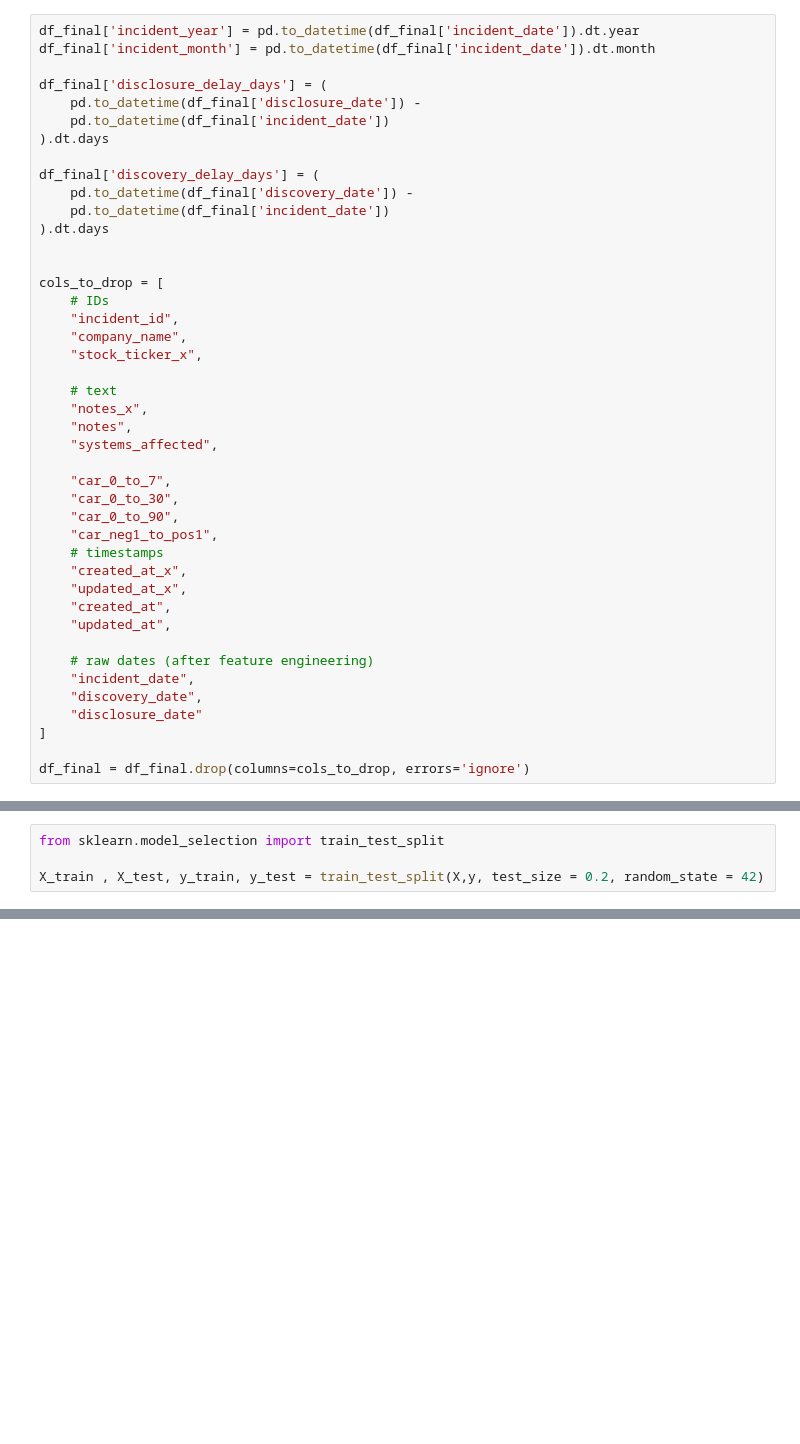
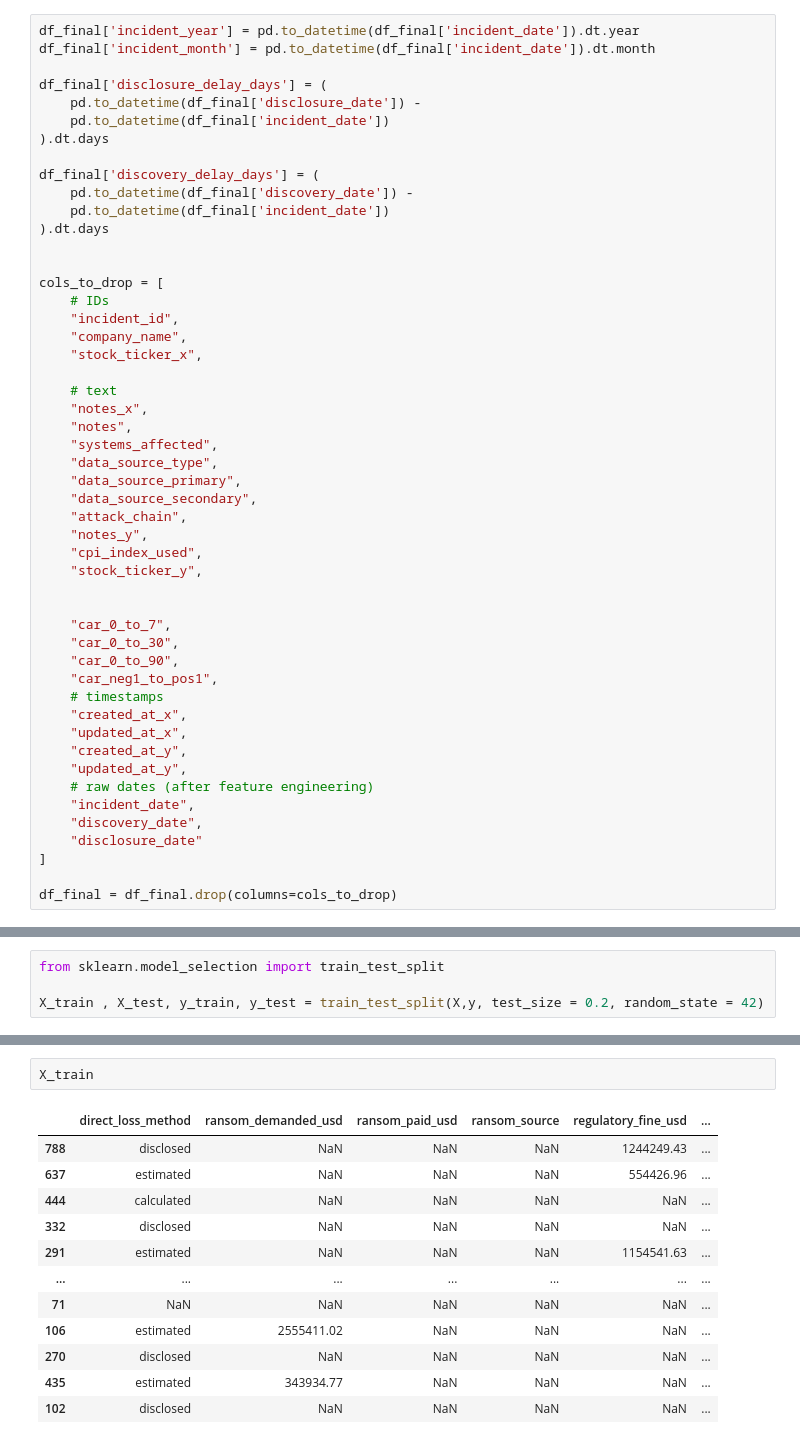
Before and after one commit to subhan0rizwan/cyber-loss-KNN, a Jupyter notebook: KNN - Cyber.ipynb, the cells around one changed output, grey strips where cells are left out. Drawn from its saved outputs; the diff is of its cells as text; blank space fills up the shorter version.

```diff
--- a/KNN - Cyber.ipynb
+++ b/KNN - Cyber.ipynb
@@ -165,6 +165,14 @@ cols_to_drop = [
     "notes_x",
     "notes",
     "systems_affected",
+    "data_source_type",
+    "data_source_primary",
+    "data_source_secondary",
+    "attack_chain",
+    "notes_y",
+    "cpi_index_used",
+    "stock_ticker_y",
+
 
     "car_0_to_7",
     "car_0_to_30",
@@ -173,16 +181,15 @@ cols_to_drop = [
     # timestamps
     "created_at_x",
     "updated_at_x",
-    "created_at",
-    "updated_at",
-
+    "created_at_y",
+    "updated_at_y",
     # raw dates (after feature engineering)
     "incident_date",
     "discovery_date",
     "disclosure_date"
 ]
 
-df_final = df_final.drop(columns=cols_to_drop, errors='ignore')
+df_final = df_final.drop(columns=cols_to_drop)
 # %%
 df_final.columns
 # %% [output]
@@ -217,0 +251,15 @@ X_train , X_test, y_train, y_test = train_test_split(X,y, test_size = 0.2, rando
+# %%
+X_train
+# %% [output]
+|  | direct_loss_method | ransom_demanded_usd | ransom_paid_usd | ransom_source | regulatory_fine_usd | ... |
+| 788 | disclosed | NaN | NaN | NaN | 1244249.43 | ... |
+| 637 | estimated | NaN | NaN | NaN | 554426.96 | ... |
+| 444 | calculated | NaN | NaN | NaN | NaN | ... |
+| 332 | disclosed | NaN | NaN | NaN | NaN | ... |
+| 291 | estimated | NaN | NaN | NaN | 1154541.63 | ... |
+| ... | ... | ... | ... | ... | ... | ... |
+| 71 | NaN | NaN | NaN | NaN | NaN | ... |
+| 106 | estimated | 2555411.02 | NaN | NaN | NaN | ... |
+| 270 | disclosed | NaN | NaN | NaN | NaN | ... |
+| 435 | estimated | 343934.77 | NaN | NaN | NaN | ... |
+| 102 | disclosed | NaN | NaN | NaN | NaN | ... |
```
Also changed, not shown: parts of 10 cells of this notebook.
